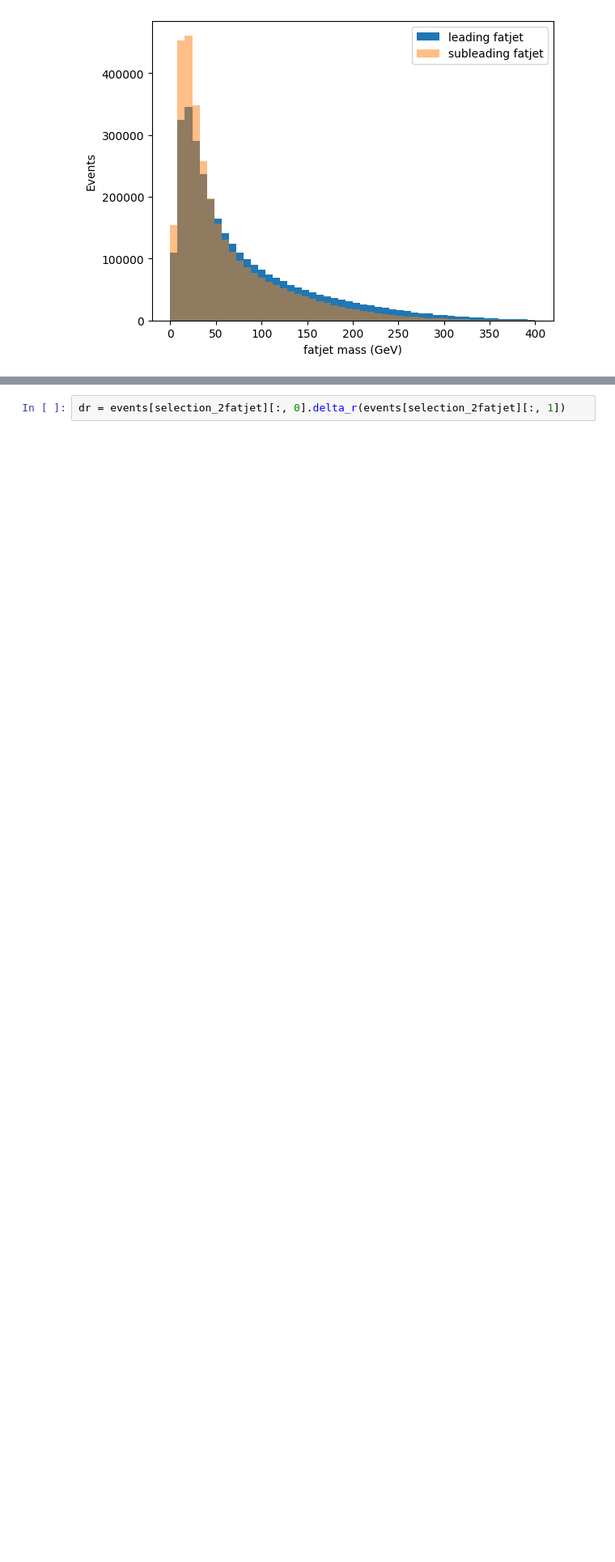
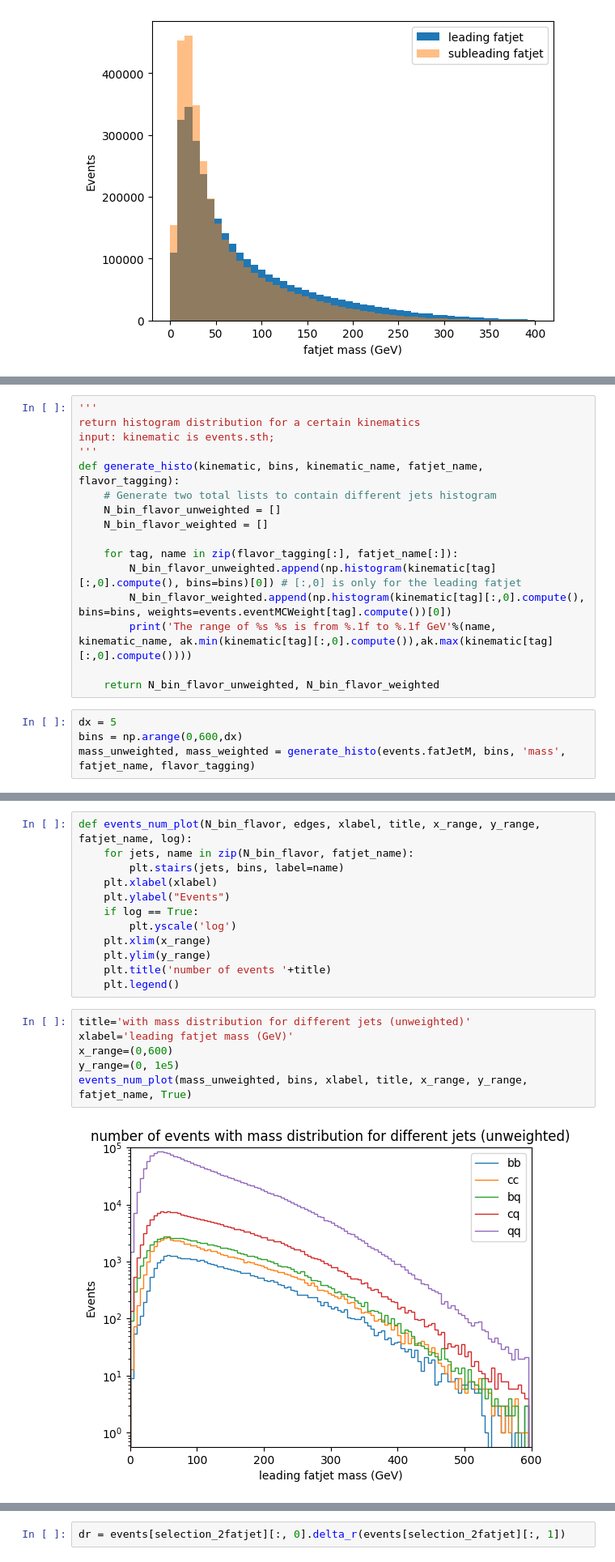
Before and after one commit to dyl64/Dongyi-Oral-Qual, a Jupyter notebook: coffea_Zcc_analysis.ipynb, the cells around one changed output, grey strips where cells are left out. Shown at 81% size. Saved outputs shown, nothing was run; the diff lists cells and outputs as text; blank space fills up the shorter version.

```diff
--- a/coffea_Zcc_analysis.ipynb
+++ b/coffea_Zcc_analysis.ipynb
@@ -126,0 +285,20 @@ The range of subleading fatjet mass is from -0.0 to 683.3 GeV
+# %%
+'''
+return histogram distribution for a certain kinematics
+input: kinematic is events.sth;
+'''
+def generate_histo(kinematic, bins, kinematic_name, fatjet_name, flavor_tagging):
+    # Generate two total lists to contain different jets histogram
+    N_bin_flavor_unweighted = []
+    N_bin_flavor_weighted = []
+
+    for tag, name in zip(flavor_tagging[:], fatjet_name[:]):
+        N_bin_flavor_unweighted.append(np.histogram(kinematic[tag][:,0].compute(), bins=bins)[0]) # [:,0] is only for the leading fatjet
+        N_bin_flavor_weighted.append(np.histogram(kinematic[tag][:,0].compute(), bins=bins, weights=events.eventMCWeight[tag].compute())[0])
+        print('The range of %s %s is from %.1f to %.1f GeV'%(name, kinematic_name, ak.min(kinematic[tag][:,0].compute()),ak.max(kinematic[tag][:,0].compute())))
+
+    return N_bin_flavor_unweighted, N_bin_flavor_weighted
+# %%
+dx = 5
+bins = np.arange(0,600,dx)
+mass_unweighted, mass_weighted = generate_histo(events.fatJetM, bins, 'mass', fatjet_name, flavor_tagging)
@@ -126,0 +311,20 @@ The range of subleading fatjet mass is from -0.0 to 683.3 GeV
+# %%
+def events_num_plot(N_bin_flavor, edges, xlabel, title, x_range, y_range, fatjet_name, log):
+    for jets, name in zip(N_bin_flavor, fatjet_name):
+        plt.stairs(jets, bins, label=name)
+    plt.xlabel(xlabel)
+    plt.ylabel("Events")
+    if log == True:
+        plt.yscale('log')
+    plt.xlim(x_range)
+    plt.ylim(y_range)
+    plt.title('number of events '+title)
+    plt.legend()
+# %%
+title='with mass distribution for different jets (unweighted)'
+xlabel='leading fatjet mass (GeV)'
+x_range=(0,600)
+y_range=(0, 1e5)
+events_num_plot(mass_unweighted, bins, xlabel, title, x_range, y_range, fatjet_name, True)
+# %% [output]
+[figure, added]
```
Also changed, not shown: parts of 45 cells of this notebook, 1 other file.
